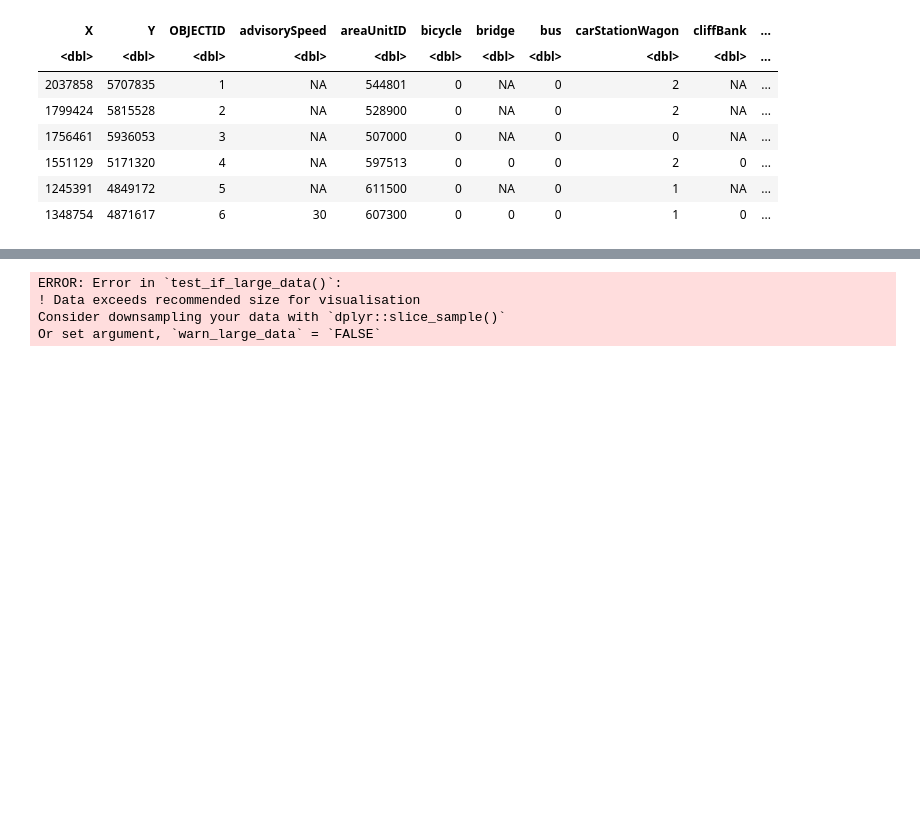
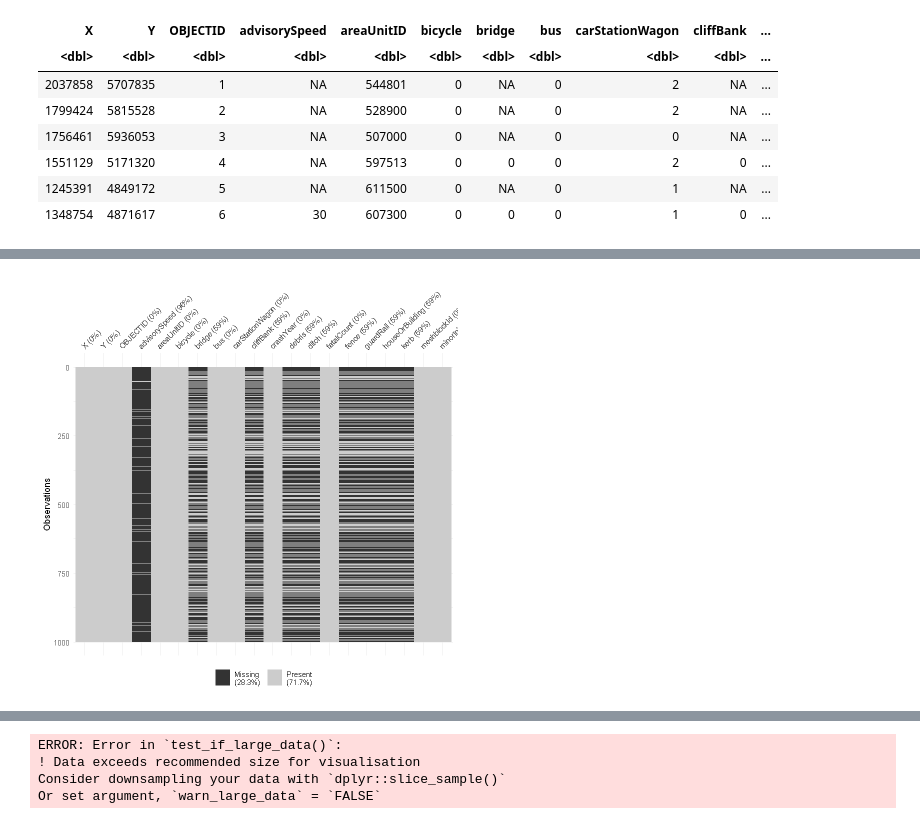
Before and after one commit to Jake1441/data422_group_proj, a Jupyter notebook: group assignment.ipynb, the cells around one changed output, grey strips where cells are left out. Saved outputs shown, nothing was run; the diff lists cells and outputs as text; code cells hidden in the pictures; blank space fills up the shorter version.

```diff
--- a/group assignment.ipynb
+++ b/group assignment.ipynb
@@ -52,2 +40,6 @@ v  checking DESCRIPTION meta-information
 # %%
 library(visdat)#load visdat
+# %%
+temp_cas <- cas[1:32] %>%
+    select_if(is.numeric)
+temp_cas
@@ -53,0 +66,6 @@ library(visdat)#load visdat
+# %%
+temp_cas_sampled <- temp_cas[sample(nrow(temp_cas), 1000), ] # Adjust the number of rows as needed
+temp_cas_sampled %>%
+  vis_miss()
+# %% [output]
+[figure, added]
```
Also changed, not shown: parts of 12 cells of this notebook.
